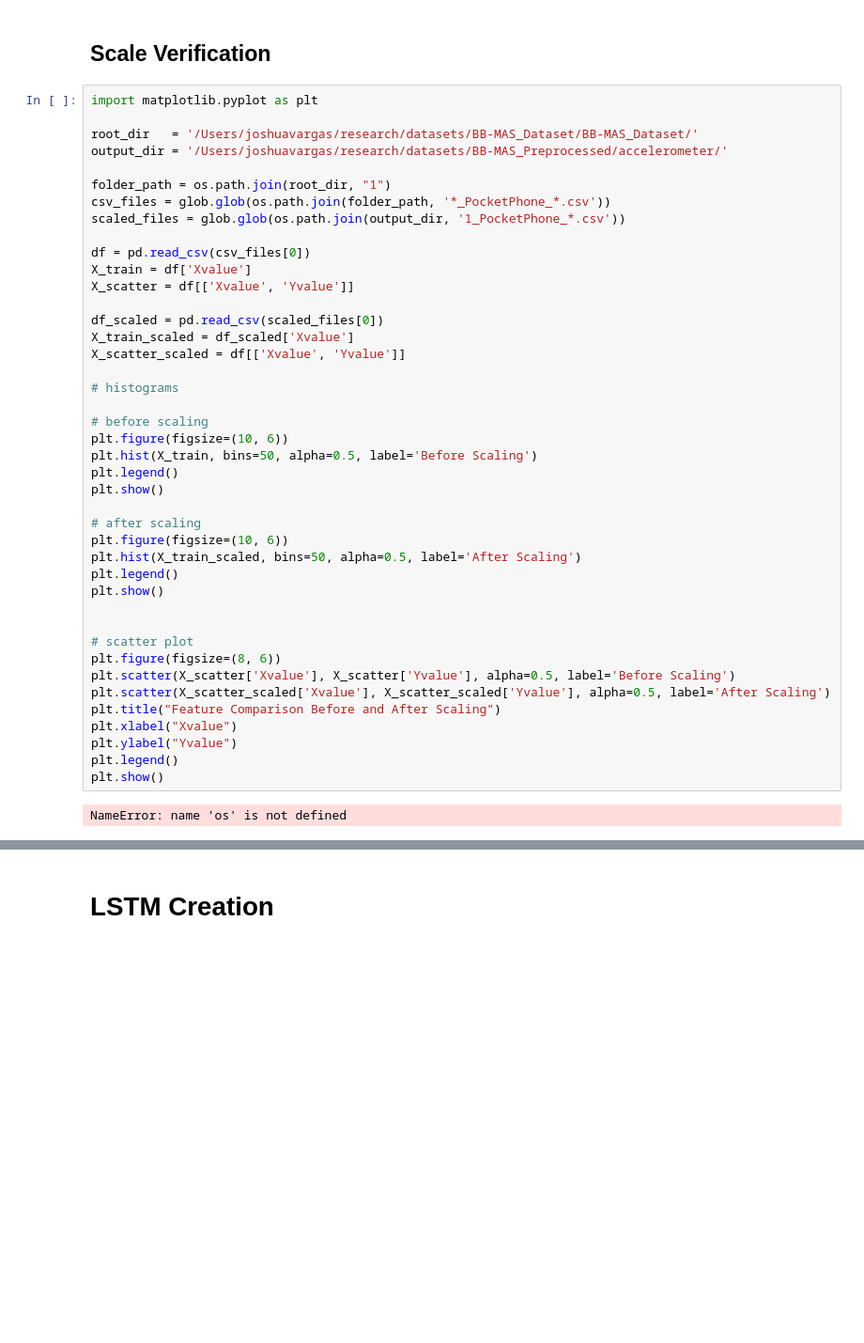
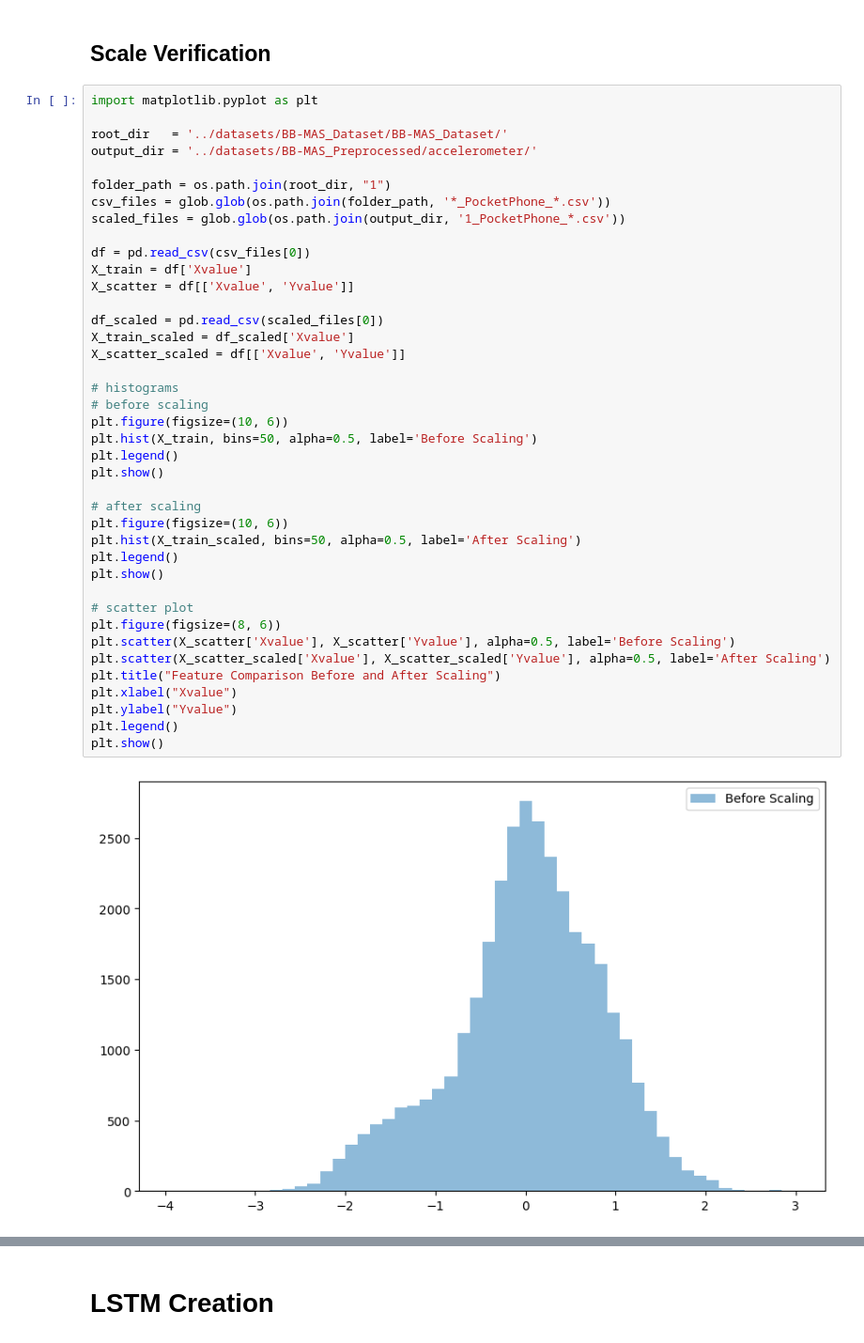
Before and after one commit to lynxzen/Gait-Classification-LSTM, a Jupyter notebook: Gait LSTM.ipynb, the cells around one changed output, grey strips where cells are left out. Shown at 94% size. Drawn from its saved outputs; the diff is of its cells as text; blank space fills up the shorter version.

```diff
--- a/Gait LSTM.ipynb
+++ b/Gait LSTM.ipynb
@@ -159,8 +279,8 @@ Target: [0.54596388 0.53452039 0.52958212 0.51661915 0.50650519]
 # %%
 import matplotlib.pyplot as plt
 
-root_dir   = '/Users/joshuavargas/research/datasets/BB-MAS_Dataset/BB-MAS_Dataset/'
-output_dir = '/Users/joshuavargas/research/datasets/BB-MAS_Preprocessed/accelerometer/'
+root_dir   = '../datasets/BB-MAS_Dataset/BB-MAS_Dataset/'
+output_dir = '../datasets/BB-MAS_Preprocessed/accelerometer/'
 
 folder_path = os.path.join(root_dir, "1")
 csv_files = glob.glob(os.path.join(folder_path, '*_PocketPhone_*.csv'))
@@ -170,33 +290,31 @@ df = pd.read_csv(csv_files[0])
 X_train = df['Xvalue']
 X_scatter = df[['Xvalue', 'Yvalue']]
 
 df_scaled = pd.read_csv(scaled_files[0])
 X_train_scaled = df_scaled['Xvalue']
 X_scatter_scaled = df[['Xvalue', 'Yvalue']]
 
 # histograms
-
 # before scaling
 plt.figure(figsize=(10, 6))
 plt.hist(X_train, bins=50, alpha=0.5, label='Before Scaling')
 plt.legend()
 plt.show()
 
 # after scaling
 plt.figure(figsize=(10, 6))
 plt.hist(X_train_scaled, bins=50, alpha=0.5, label='After Scaling')
 plt.legend()
 plt.show()
 
-
 # scatter plot
 plt.figure(figsize=(8, 6))
 plt.scatter(X_scatter['Xvalue'], X_scatter['Yvalue'], alpha=0.5, label='Before Scaling')
 plt.scatter(X_scatter_scaled['Xvalue'], X_scatter_scaled['Yvalue'], alpha=0.5, label='After Scaling')
 plt.title("Feature Comparison Before and After Scaling")
 plt.xlabel("Xvalue")
 plt.ylabel("Yvalue")
 plt.legend()
 plt.show()
 # %% [output]
-NameError: name 'os' is not defined
+[figure, added]
```
Also changed, not shown: parts of 13 cells of this notebook.
